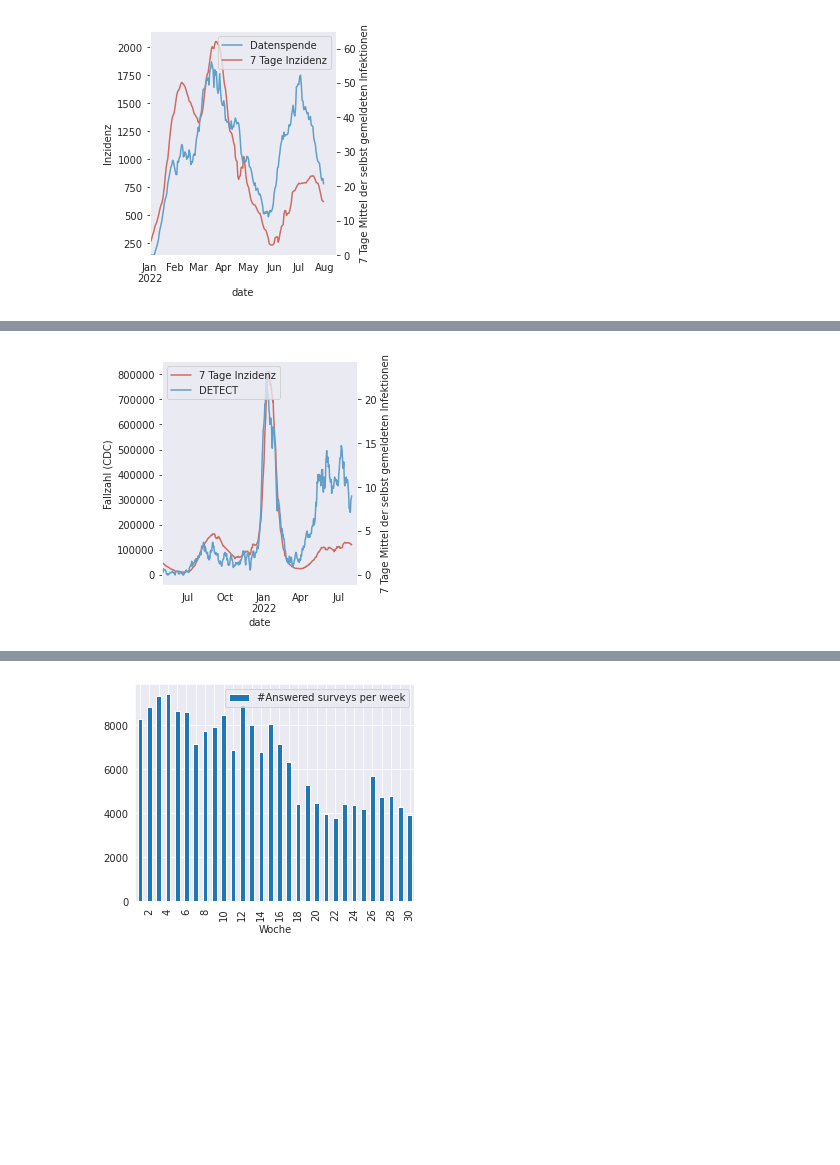
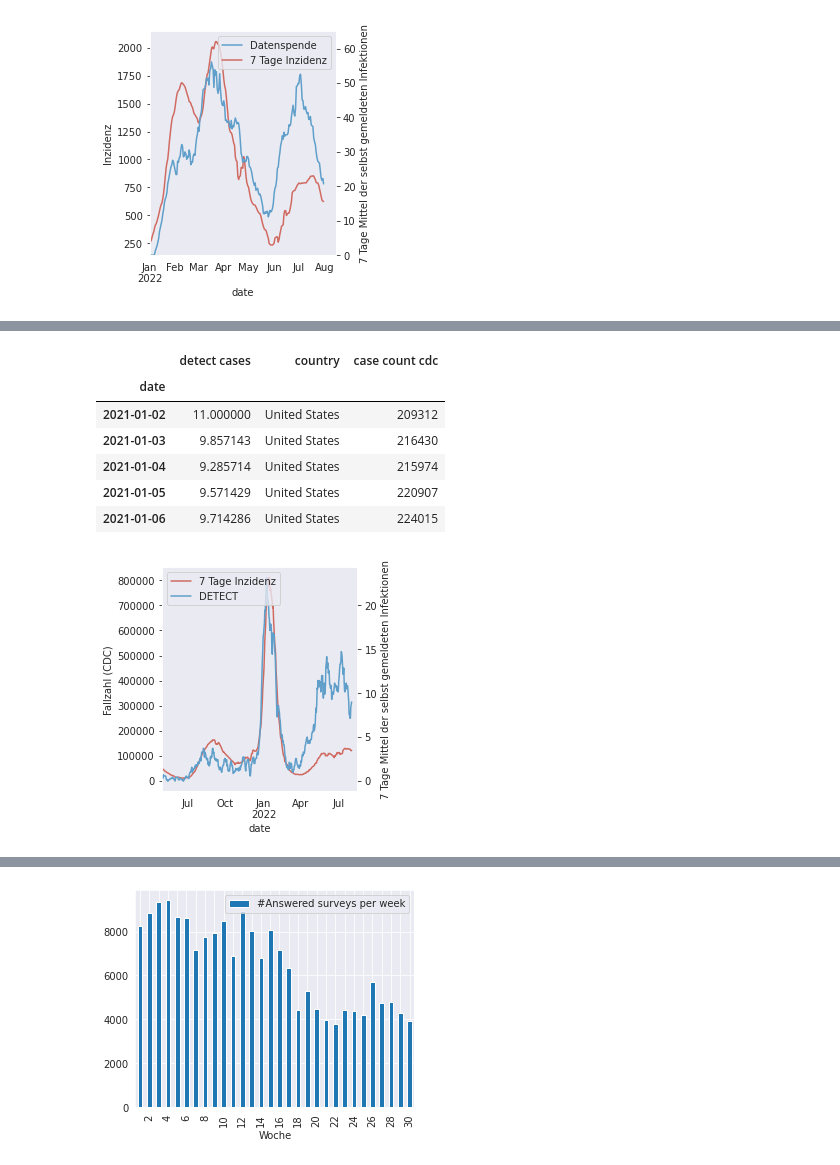
Before and after one commit to jakobkolb/ml-covid-nowcasting, a Jupyter notebook: model/reported_incidence.ipynb, the cells around one changed output, grey strips where cells are left out. Cells and saved outputs as stored; diff of their text form; code cells hidden in the pictures; blank space fills up the shorter version.

```diff
--- a/model/reported_incidence.ipynb
+++ b/model/reported_incidence.ipynb
@@ -1308,28 +1310,37 @@ df
 # %%
 fig, ax = plt.subplots(figsize=(4.3, 4))
 
 axb = ax.twinx()
 
-df[['DETECT Inzidenz']].plot(ax=axb, color=colors[1], legend=False)
-df[['7 Tage Inzidenz (RKI)']].plot(ax=ax, color=colors[0], legend=False)
+df[['detect cases']].plot(ax=axb, color=colors[1], legend=False)
+df[['case count cdc']].plot(ax=ax, color=colors[0], legend=False)
 
 ax.set_xlim(pd.to_datetime('20210501'), pd.to_datetime('20220815'))
 
 labels = ['7 Tage Inzidenz', 'DETECT', ]
 blue_line = Line2D([0], [0], color=colors[1], label='official incidence')
 red_line = Line2D([0], [0], color=colors[0], label='self reported incidence')
 axb.legend([red_line, blue_line, ], labels, loc='upper left')
 
 ax.grid(False)
 axb.grid(False)
 # axb.set_ylim(0, 65)
 
 ax.set_ylabel('Fallzahl (CDC)')
 axb.set_ylabel('7 Tage Mittel der selbst gemeldeten Infektionen')
 
 fig.tight_layout()
 fig.savefig('Inzidenz_DETECT.png', dpi=300, transparent=True)
+detect = df.query('date>20210101').copy()
+detect.head()
 # %% [output]
+|  | detect cases | country | case count cdc |
+| date |  |  |  |
+| 2021-01-02 | 11.000000 | United States | 209312 |
+| 2021-01-03 | 9.857143 | United States | 216430 |
+| 2021-01-04 | 9.285714 | United States | 215974 |
+| 2021-01-05 | 9.571429 | United States | 220907 |
+| 2021-01-06 | 9.714286 | United States | 224015 |
 [figure]
 # %%
 df = test_data.copy()
```
Also changed, not shown: parts of 21 cells of this notebook, 3 other files.
